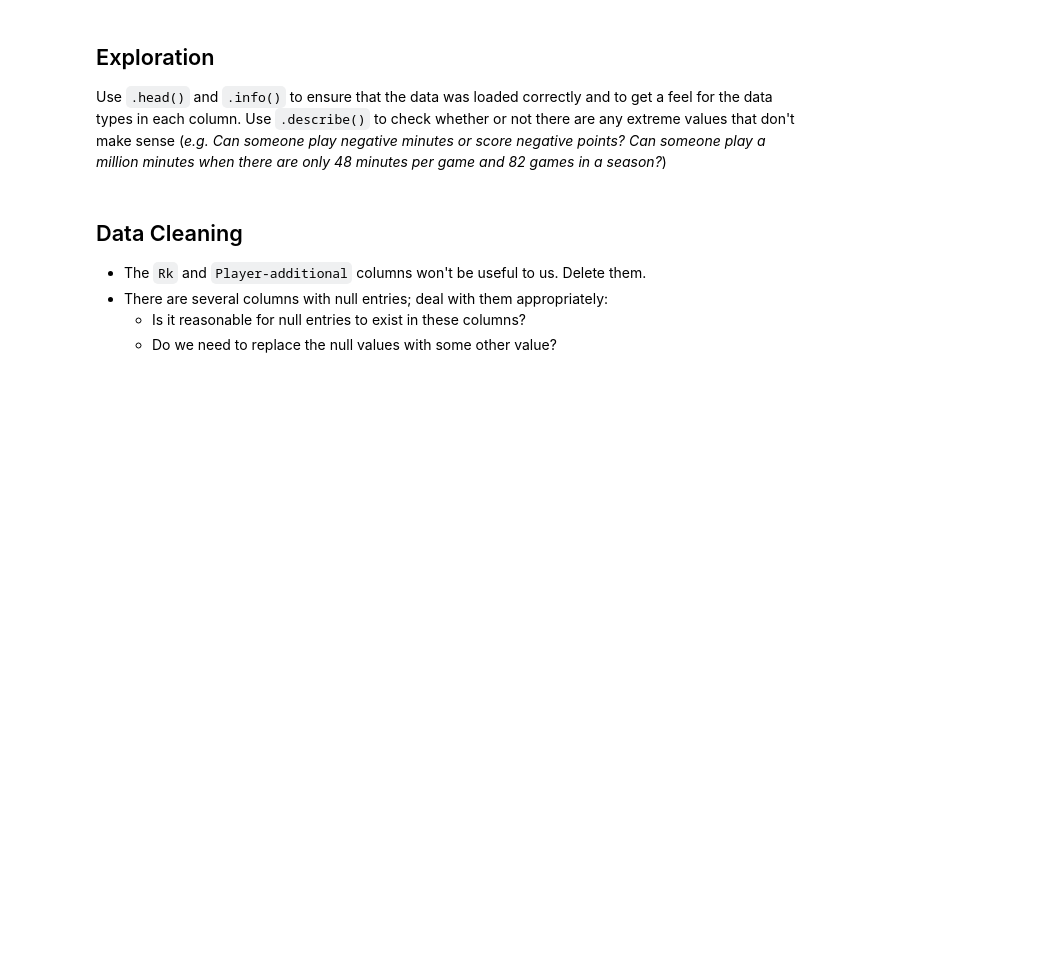
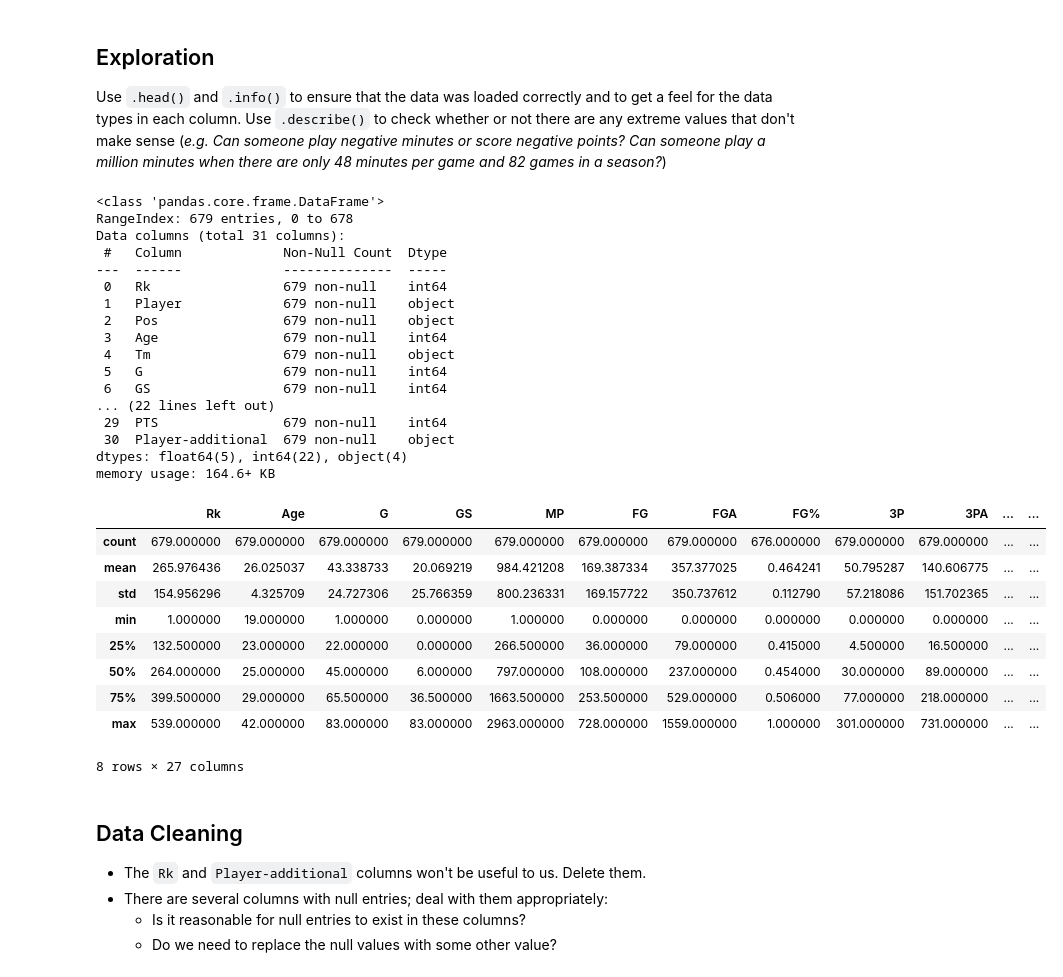
Before and after one commit to divadn/nba_project, a Jupyter notebook: nba_project.ipynb, the cells around one changed output. Cells and saved outputs as stored; diff of their text form; code cells hidden in the pictures; blank space fills up the shorter version.

```diff
--- a/nba_project.ipynb
+++ b/nba_project.ipynb
@@ -16,6 +21,37 @@ In the next cell, make your imports and load the dataset:
 Use `.head()` and `.info()` to ensure that the data was loaded correctly and to get a feel for the data types in each column. Use `.describe()` to check whether or not there are any extreme values that don't make sense (*e.g. Can someone play negative minutes or score negative points? Can someone play a million minutes when there are only 48 minutes per game and 82 games in a season?*)
 # %%
 # Exploring the dataset
+nba.head()
+nba.info()
+nba.describe()
+# %% [output]
+<class 'pandas.core.frame.DataFrame'>
+RangeIndex: 679 entries, 0 to 678
+Data columns (total 31 columns):
+ #   Column             Non-Null Count  Dtype
+---  ------             --------------  -----
+ 0   Rk                 679 non-null    int64
+ 1   Player             679 non-null    object
+ 2   Pos                679 non-null    object
+ 3   Age                679 non-null    int64
+ 4   Tm                 679 non-null    object
+ 5   G                  679 non-null    int64
+ 6   GS                 679 non-null    int64
+... (22 lines left out)
+ 29  PTS                679 non-null    int64
+ 30  Player-additional  679 non-null    object
+dtypes: float64(5), int64(22), object(4)
+memory usage: 164.6+ KB
+|  | Rk | Age | G | GS | MP | FG | FGA | FG% | 3P | 3PA | ... | ... |
+| count | 679.000000 | 679.000000 | 679.000000 | 679.000000 | 679.000000 | 679.000000 | 679.000000 | 676.000000 | 679.000000 | 679.000000 | ... | ... |
+| mean | 265.976436 | 26.025037 | 43.338733 | 20.069219 | 984.421208 | 169.387334 | 357.377025 | 0.464241 | 50.795287 | 140.606775 | ... | ... |
+| std | 154.956296 | 4.325709 | 24.727306 | 25.766359 | 800.236331 | 169.157722 | 350.737612 | 0.112790 | 57.218086 | 151.702365 | ... | ... |
+| min | 1.000000 | 19.000000 | 1.000000 | 0.000000 | 1.000000 | 0.000000 | 0.000000 | 0.000000 | 0.000000 | 0.000000 | ... | ... |
+| 25% | 132.500000 | 23.000000 | 22.000000 | 0.000000 | 266.500000 | 36.000000 | 79.000000 | 0.415000 | 4.500000 | 16.500000 | ... | ... |
+| 50% | 264.000000 | 25.000000 | 45.000000 | 6.000000 | 797.000000 | 108.000000 | 237.000000 | 0.454000 | 30.000000 | 89.000000 | ... | ... |
+| 75% | 399.500000 | 29.000000 | 65.500000 | 36.500000 | 1663.500000 | 253.500000 | 529.000000 | 0.506000 | 77.000000 | 218.000000 | ... | ... |
+| max | 539.000000 | 42.000000 | 83.000000 | 83.000000 | 2963.000000 | 728.000000 | 1559.000000 | 1.000000 | 301.000000 | 731.000000 | ... | ... |
+8 rows × 27 columns
 # %% [markdown]
 ## Data Cleaning
 
```
Also changed, not shown: parts of 4 cells of this notebook.
